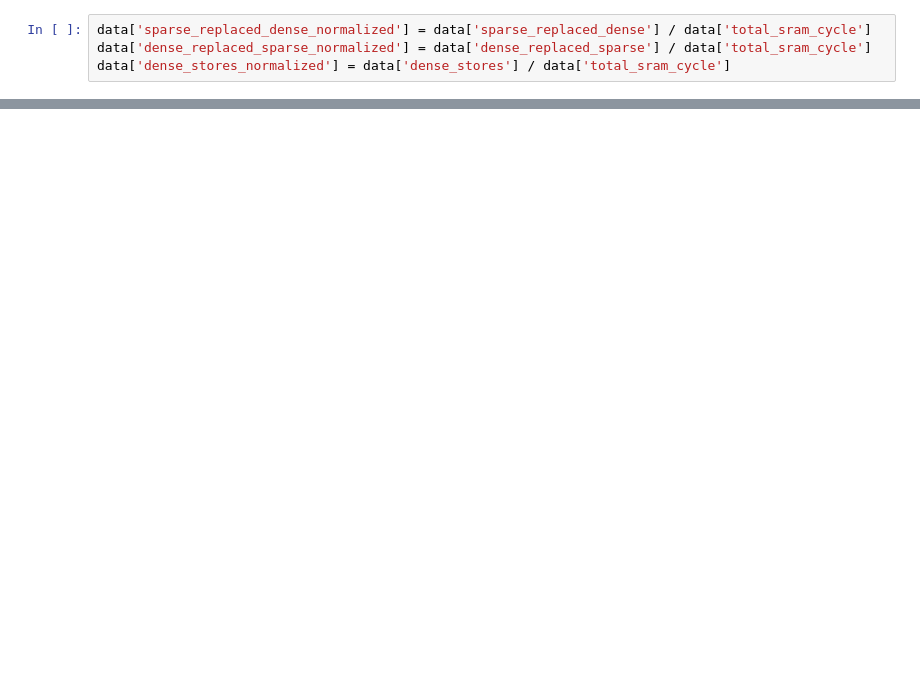
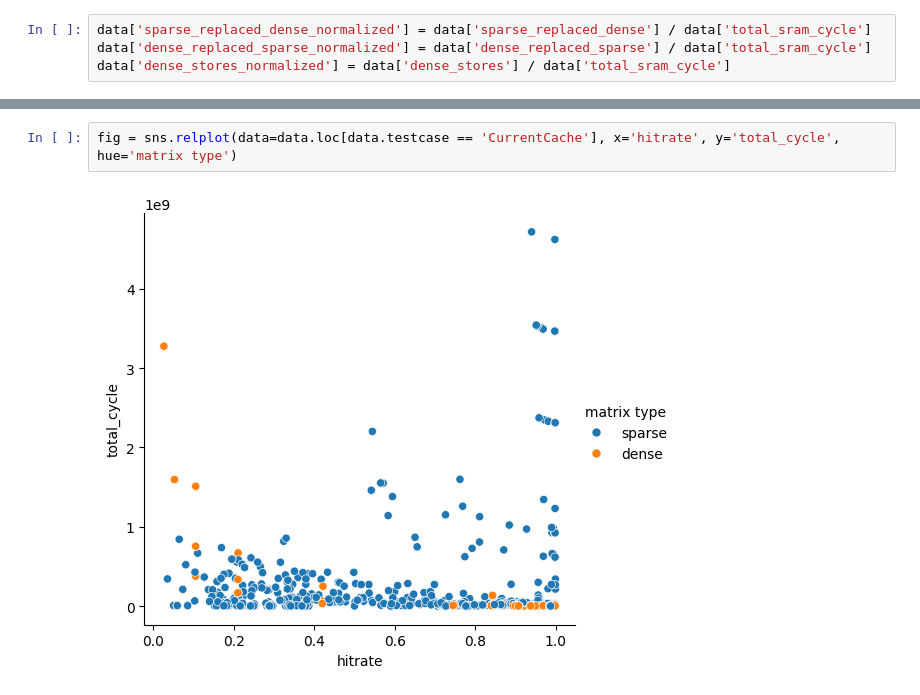
Before and after one commit to Eric-w-H/SeaCache-sim, a Jupyter notebook: scripts/Plotting.ipynb, the cells around one changed output, grey strips where cells are left out. Drawn from its saved outputs; the diff is of its cells as text; blank space fills up the shorter version.

```diff
--- a/scripts/Plotting.ipynb
+++ b/scripts/Plotting.ipynb
@@ -242,0 +255,4 @@ fig = sns.relplot(data=data.loc[data.testcase == 'CurrentCache'], x='nnz', y='to
+# %%
+fig = sns.relplot(data=data.loc[data.testcase == 'CurrentCache'], x='hitrate', y='total_cycle', hue='matrix type')
+# %% [output]
+[figure, added]
```
Also changed, not shown: parts of 25 cells of this notebook, 7 other files.
